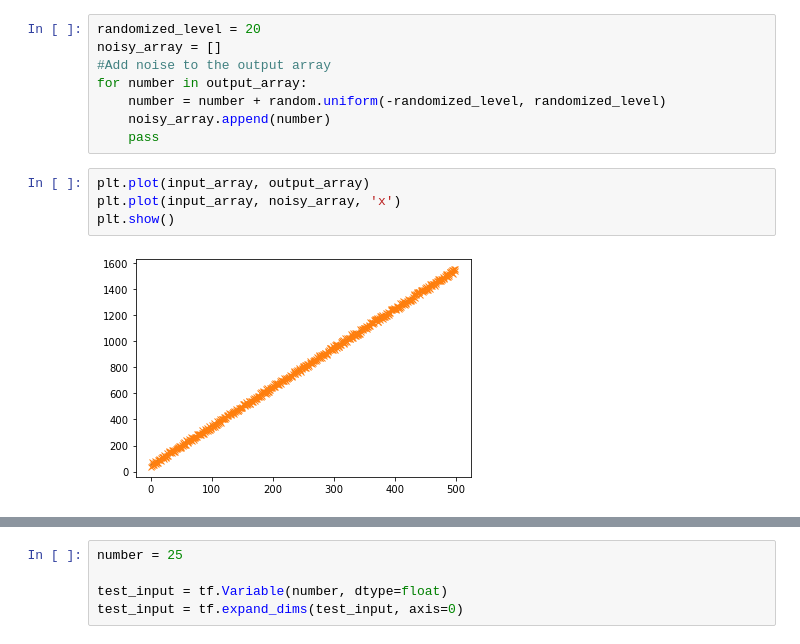
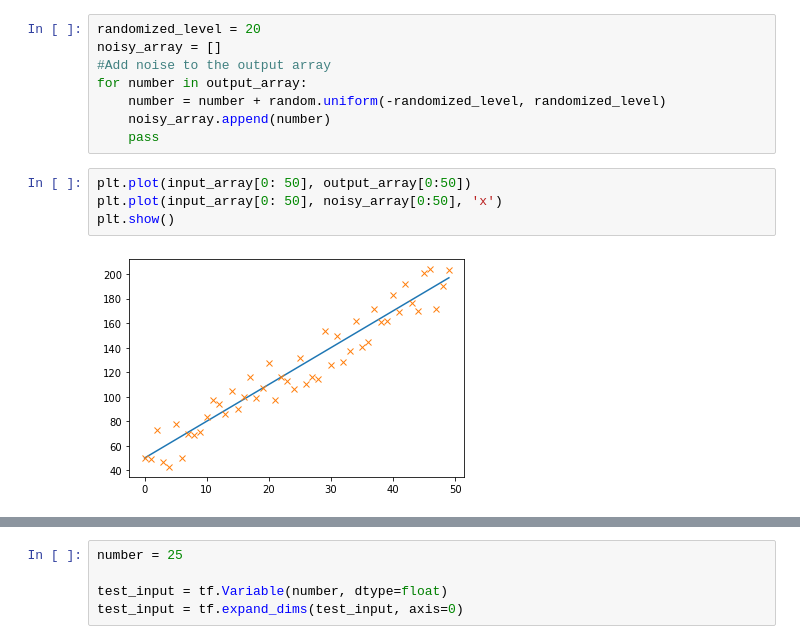
Before and after one commit to Allan2Fernandes/RegressionWithTensorflow, a Jupyter notebook: RegressionWithTensorflow.ipynb, the cells around one changed output, grey strips where cells are left out. Saved outputs shown, nothing was run; the diff lists cells and outputs as text.

```diff
--- a/RegressionWithTensorflow.ipynb
+++ b/RegressionWithTensorflow.ipynb
@@ -18,11 +18,11 @@ for number in output_array:
     noisy_array.append(number)
     pass
 # %%
-plt.plot(input_array, output_array)
-plt.plot(input_array, noisy_array, 'x')
+plt.plot(input_array[0: 50], output_array[0:50])
+plt.plot(input_array[0: 50], noisy_array[0:50], 'x')
 plt.show()
 # %% [output]
-[figure, old version]
+[figure, new version]
 # %%
 input_layer = Input(shape=(1))
 regression_layer = Dense(units = 1)(input_layer)
```
Also changed, not shown: parts of 4 cells of this notebook.
